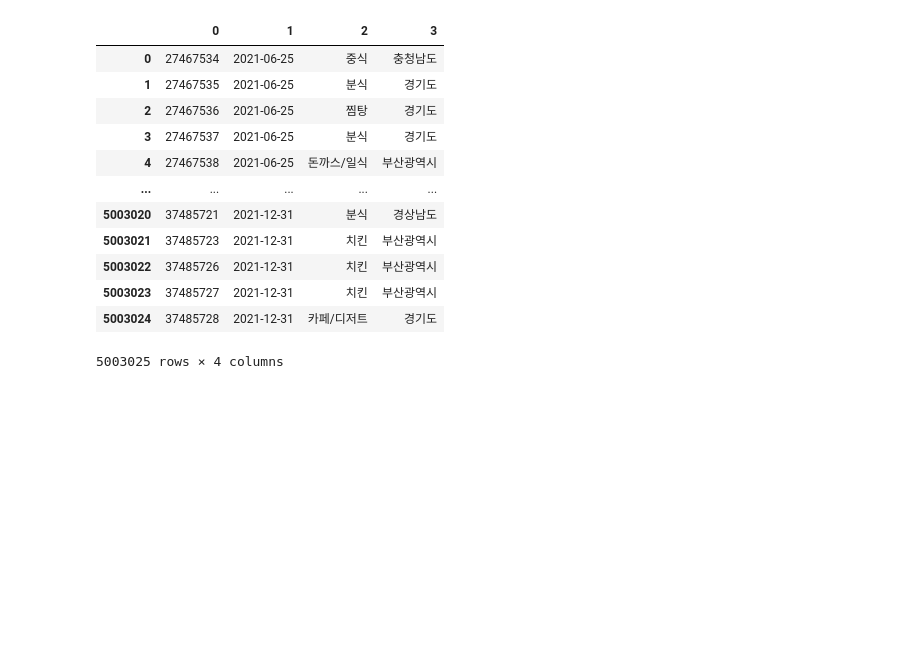
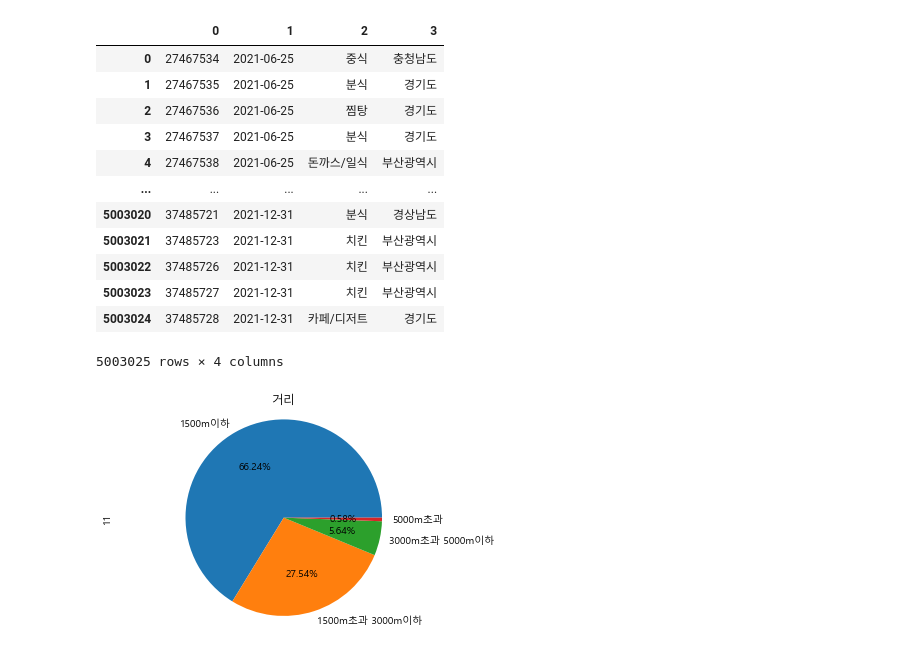
Before and after one commit to jeongho22/datalab2, a Jupyter notebook: 테스트.ipynb, the cells around one changed output. Saved outputs shown, nothing was run; the diff lists cells and outputs as text; code cells hidden in the pictures; blank space fills up the shorter version.

```diff
--- a/테스트.ipynb
+++ b/테스트.ipynb
@@ -3,3 +1,14 @@ import pymysql
+# %%
+import numpy as np
+import pandas as pd
+import matplotlib.pyplot as plt
+import seaborn as sns
+import matplotlib.font_manager as fm
+font_name = fm.FontProperties(fname="C:/Windows/Fonts/malgun.ttf").get_name()
+plt.rc("font", family=font_name)
+import pymysql
+import statsmodels.api as sm
+import tensorflow as tf
 # %%
 conn  = pymysql.connect(host ='172.16.131.2', port = 3306, user = 'kk-bigdata',
                        password = 'Kgu0318885100!', db = 'test',charset = 'utf8')
@@ -13,4 +22,4 @@ curs.execute(sql)
 # %% [output]
 5003025
 # %%
-result = curs.fetchall()
+df = curs.fetchall()
@@ -37,8 +46,8 @@ result
 # %%
 import pandas as pd
 
-result = pd.DataFrame(result)
-result
+df = pd.DataFrame(df)
+df
 # %% [output]
 |  | 0 | 1 | 2 | 3 | 4 | 5 | 6 | 7 | 8 | 9 | 10 | ... |
 | 0 | 27467534 | 2021-06-25 | 중식 | 충청남도 | 천안시 서북구 | 쌍용동 | 127.122082943012 | 36.801019743748 | 127.119223920000 | 36.805516960000 | 561.0 | ... |
@@ -69,3 +78,21 @@ result[[0,1,2,3]]
 | 5003023 | 37485727 | 2021-12-31 | 치킨 | 부산광역시 |
 | 5003024 | 37485728 | 2021-12-31 | 카페/디저트 | 경기도 |
 5003025 rows × 4 columns
+# %%
+df1 =df[11].astype('category')
+df1
+
+
+df1.values.categories
+
+df1= df1.value_counts()
+df1.plot.pie(autopct='%.2f%%')
+plt.title("거리")
+plt.axis('equal')
+plt.show()
+
+
+# 치킨-> 분식-> 족발/보쌈 -> 한식 -> 패스트 푸드 순
+# 근처에 사무실 터미널보다는 주거지역이 많은것으로 추측...
+# %% [output]
+[figure, added]
```
Also changed, not shown: parts of 10 cells of this notebook.
